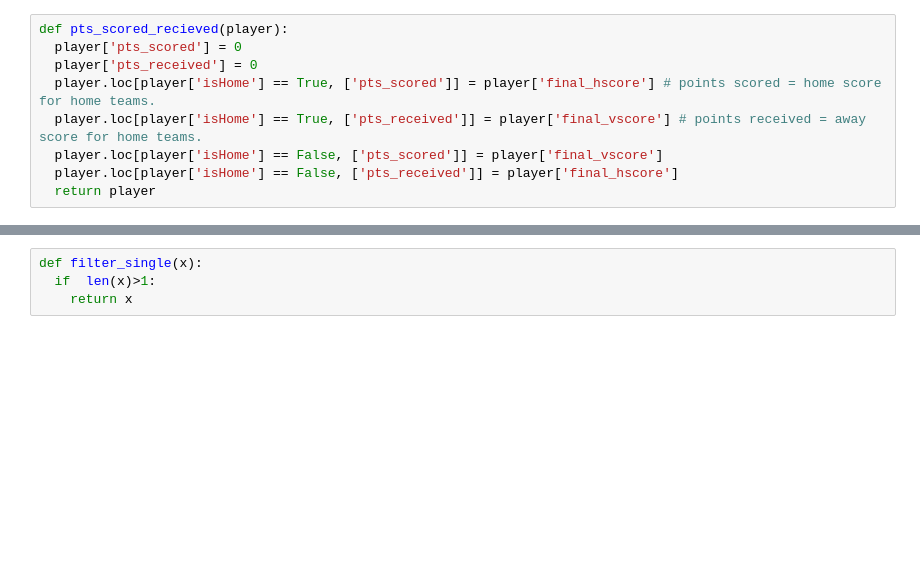
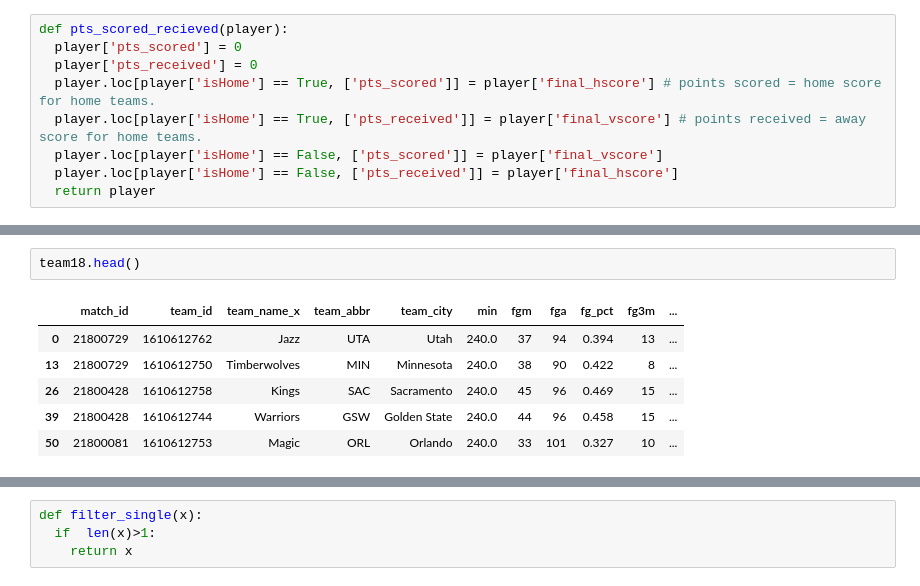
Before and after one commit to yuyuex/APS360_Project, a Jupyter notebook: APS360_Project.ipynb, the cells around one changed output, grey strips where cells are left out. Drawn from its saved outputs; the diff is of its cells as text; blank space fills up the shorter version.

```diff
--- a/APS360_Project.ipynb
+++ b/APS360_Project.ipynb
@@ -88,2 +122,11 @@ print('Done')
+# %%
+team18.head()
+# %% [output]
+|  | match_id | team_id | team_name_x | team_abbr | team_city | min | fgm | fga | fg_pct | fg3m | ... |
+| 0 | 21800729 | 1610612762 | Jazz | UTA | Utah | 240.0 | 37 | 94 | 0.394 | 13 | ... |
+| 13 | 21800729 | 1610612750 | Timberwolves | MIN | Minnesota | 240.0 | 38 | 90 | 0.422 | 8 | ... |
+| 26 | 21800428 | 1610612758 | Kings | SAC | Sacramento | 240.0 | 45 | 96 | 0.469 | 15 | ... |
+| 39 | 21800428 | 1610612744 | Warriors | GSW | Golden State | 240.0 | 44 | 96 | 0.458 | 15 | ... |
+| 50 | 21800081 | 1610612753 | Magic | ORL | Orlando | 240.0 | 33 | 101 | 0.327 | 10 | ... |
 # %%
 team17.head()
```
Also changed, not shown: parts of 31 cells of this notebook.
